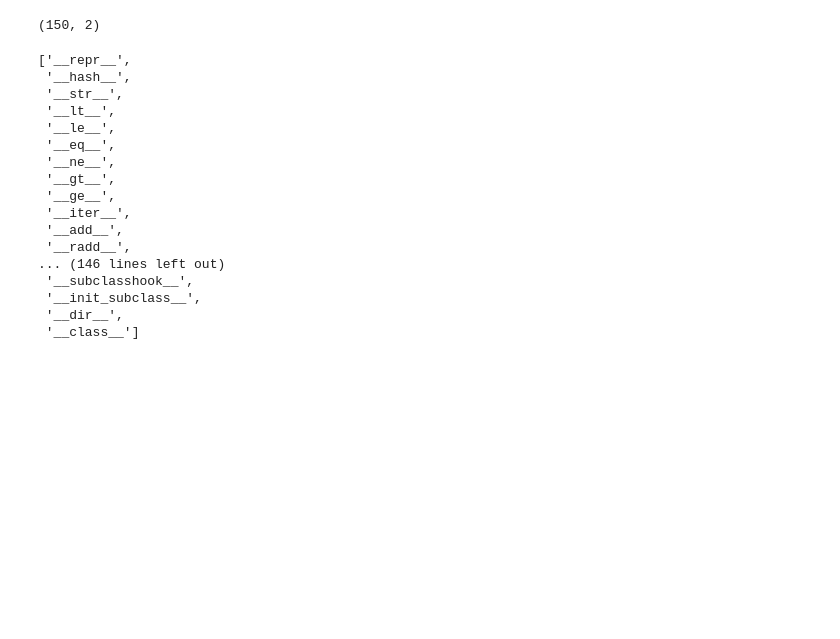
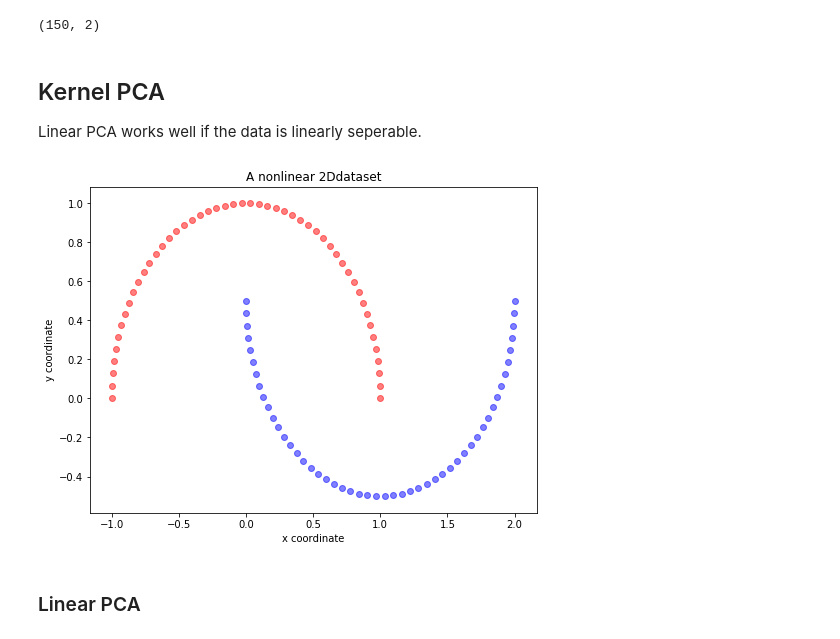
Before and after one commit to adimyth/datascience_stuff, a Jupyter notebook: machine-learning/DimensionalityReduction.ipynb, the cells around one changed output. Cells and saved outputs as stored; diff of their text form; code cells hidden in the pictures; blank space fills up the shorter version.

Commit message:
adds section for KernelPCA

```diff
--- a/machine-learning/DimensionalityReduction.ipynb
+++ b/machine-learning/DimensionalityReduction.ipynb
@@ -250,23 +260,25 @@ X_sklearn_lda = lda.fit_transform(X_std, y)
 X_sklearn_lda.shape
 # %% [output]
 (150, 2)
-# %%
-X_sklearn_lda.__dir__()
-# %% [output]
-['__repr__',
- '__hash__',
- '__str__',
- '__lt__',
- '__le__',
- '__eq__',
- '__ne__',
- '__gt__',
- '__ge__',
- '__iter__',
- '__add__',
- '__radd__',
-... (146 lines left out)
- '__subclasshook__',
- '__init_subclass__',
- '__dir__',
- '__class__']
+# %% [markdown]
+## Kernel PCA
+
+Linear PCA works well if the data is linearly seperable.
+# %%
+from sklearn.datasets import make_moons
+X, y = make_moons(n_samples=100, random_state=123)
+# %%
+plt.figure(figsize=(8,6))
+
+plt.scatter(X[y==0, 0], X[y==0, 1], color='red', alpha=0.5)
+plt.scatter(X[y==1, 0], X[y==1, 1], color='blue', alpha=0.5)
+
+plt.title('A nonlinear 2Ddataset')
+plt.ylabel('y coordinate')
+plt.xlabel('x coordinate')
+
+plt.show()
+# %% [output]
+[figure, added]
+# %% [markdown]
+### Linear PCA
```
Also changed, not shown: parts of 21 cells of this notebook.
